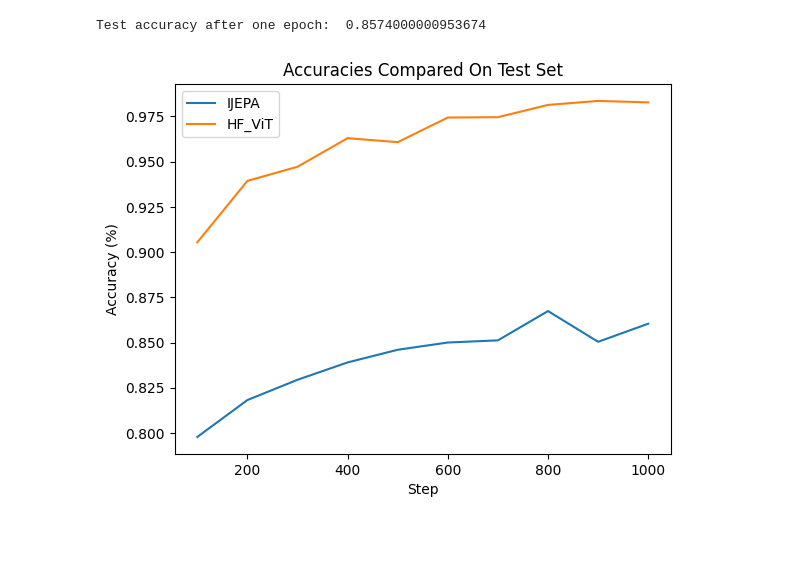
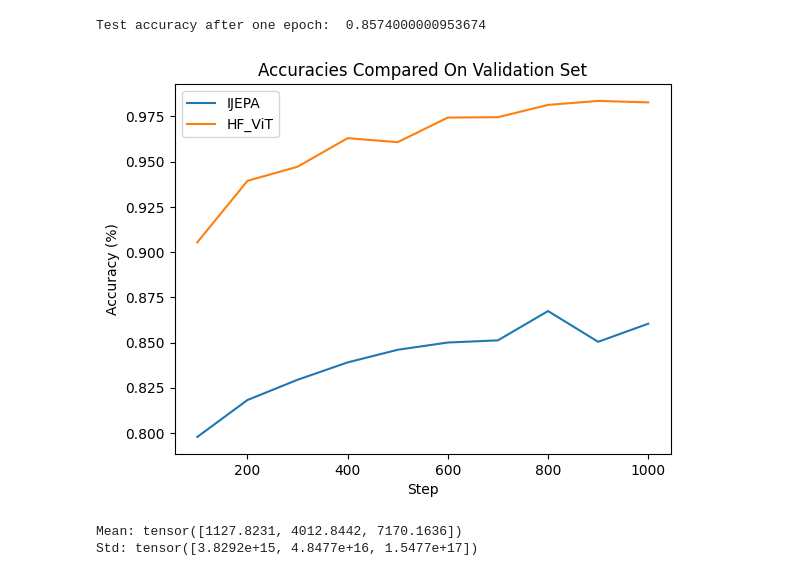
Before and after one commit to Thom-kauf/ViT_Classification, a Jupyter notebook: ijepa/IJEPA_classification.ipynb, the cells around one changed output. Cells and saved outputs as stored; diff of their text form; code cells hidden in the pictures; blank space fills up the shorter version.

```diff
--- a/ijepa/IJEPA_classification.ipynb
+++ b/ijepa/IJEPA_classification.ipynb
@@ -219,19 +234,60 @@ print("Test accuracy after one epoch: ", accuracy(NN, test, len(transformed_test
 # %% [output]
 Test accuracy after one epoch:  0.8574000000953674
 # %%
+import matplotlib.pyplot as plt
 steps = [100, 200, 300, 400, 500, 600, 700, 800, 900, 1000]
 
 IJEPA_acc = [0.7978, 0.8182, 0.8294, 0.8390, 0.8460, 0.8500, 0.8512, 0.8674, 0.8504, 0.8604]
 
 vit_acc = [0.9054, 0.9394, 0.9472, 0.9630, 0.9608, 0.9744, 0.9746, 0.9814, 0.9836, 0.9828]
 
 plt.figure()
-plt.title("Accuracies Compared On Test Set")
+plt.title("Accuracies Compared On Validation Set")
 plt.ylabel("Accuracy (%)")
 plt.xlabel("Step")
 plt.plot(steps, IJEPA_acc, label="IJEPA")
 plt.plot(steps, vit_acc, label="HF_ViT")
 plt.legend()
 plt.savefig('./accuracies.png')
 # %% [output]
-[figure, old version]
+[figure, new version]
+# %%
+training_loader = DataLoader(transformed_train, batch_size=100, shuffle=True)
+
+val = DataLoader(transformed_val, batch_size=100, shuffle=False)
+test = DataLoader(transformed_test, batch_size=100, shuffle=False)
+
+running_sum = 0
+n = 0
+
+for imgs, _ in training_loader:
+    running_sum += imgs.sum(dim=[0,2,3])
+    n += imgs.size(0)
+
+for imgs, _ in val:
+    running_sum += imgs.sum(dim=[0,2,3])
+    n += imgs.size(0)
+
+for imgs, _ in test:
+    running_sum += imgs.sum(dim=[0,2,3])
+    n += imgs.size(0)
+
+mean = running_sum / n
+
+std = torch.zeros(3)
+
+for imgs, _ in training_loader:
+    std += ((imgs - mean[None, :, None, None]) ** 2).sum(dim=[0,2,3])
+
+for imgs, _ in val:
+    std += ((imgs - mean[None, :, None, None]) ** 2).sum(dim=[0,2,3])
+
+
+for imgs, _ in test:
+    std += ((imgs - mean[None, :, None, None]) ** 2).sum(dim=[0,2,3])
+
+print(f"Mean: {mean}")
+print(f"Std: {std}")
+# %% [output]
+Mean: tensor([1127.8231, 4012.8442, 7170.1636])
+Std: tensor([3.8292e+15, 4.8477e+16, 1.5477e+17])
```
Also changed, not shown: parts of 9 cells of this notebook, 26 other files.
